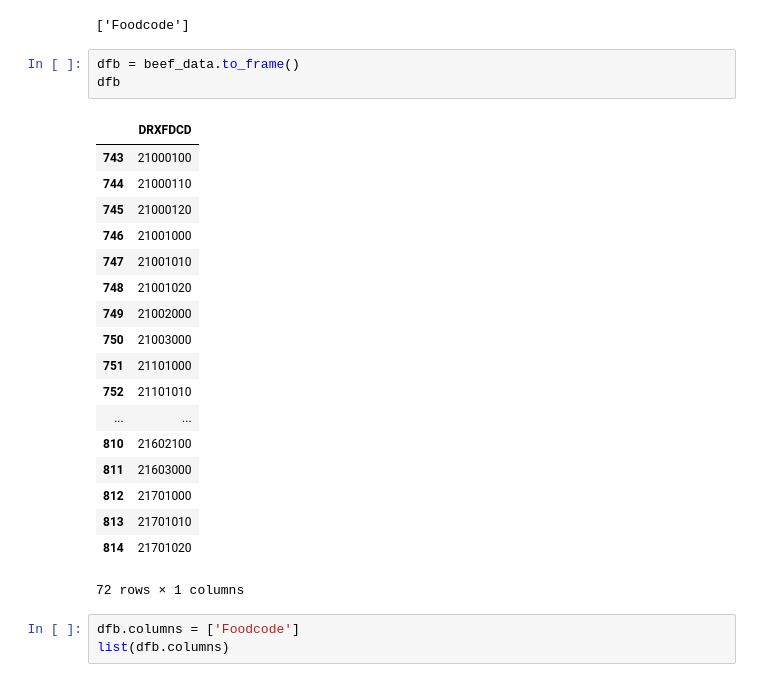
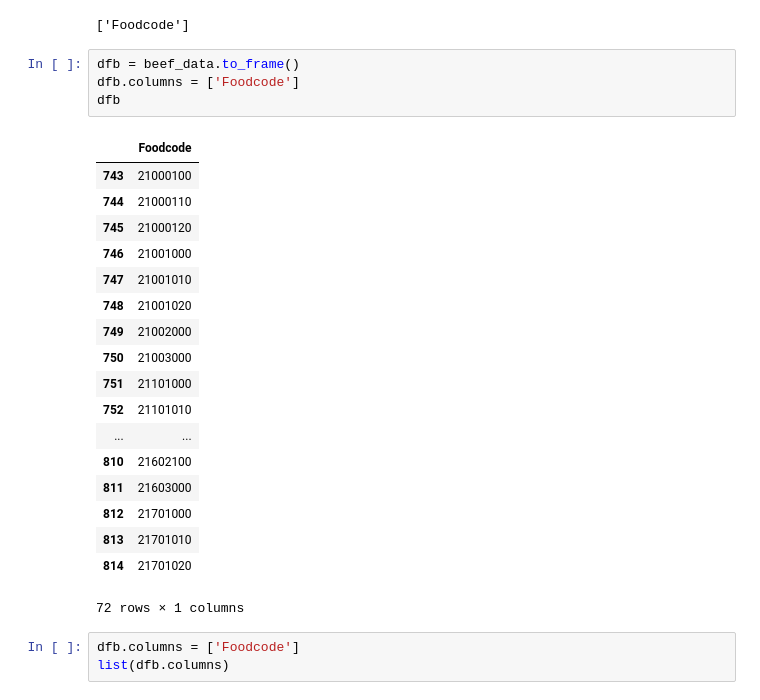
Before and after one commit to khenders/Python-Bridge-Project-2, a Jupyter notebook: OurProject2/4_19_17_FoodCode_Data_First_Processing.ipynb, the cells around one changed output. Drawn from its saved outputs; the diff is of its cells as text.

```diff
--- a/OurProject2/4_19_17_FoodCode_Data_First_Processing.ipynb
+++ b/OurProject2/4_19_17_FoodCode_Data_First_Processing.ipynb
@@ -161,9 +179,10 @@ list(dfc.columns)
 ['Foodcode']
 # %%
 dfb = beef_data.to_frame()
+dfb.columns = ['Foodcode']
 dfb
 # %% [output]
-|  | DRXFDCD |
+|  | Foodcode |
 | 743 | 21000100 |
 | 744 | 21000110 |
 | 745 | 21000120 |
```
Also changed, not shown: parts of 4 cells of this notebook.
